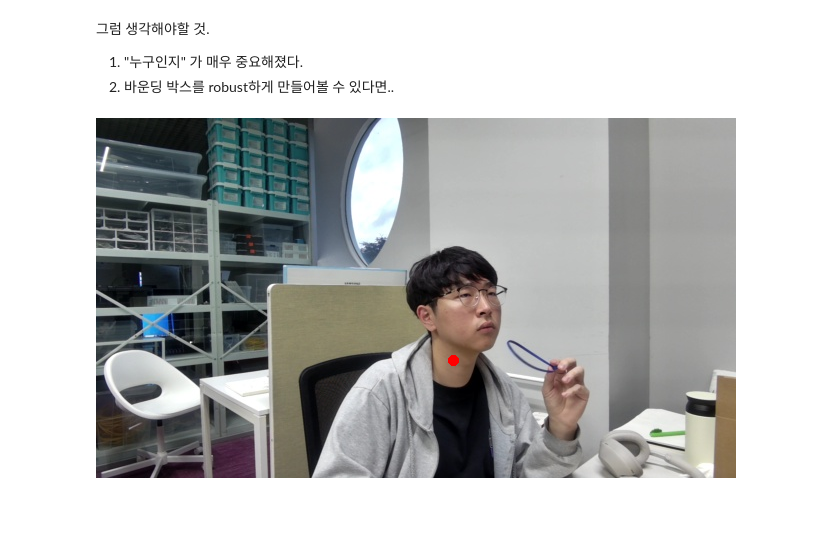
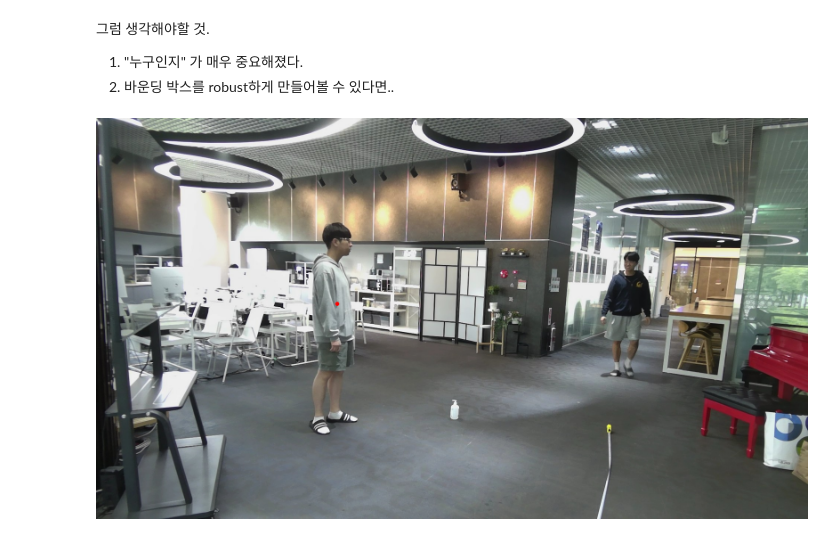
Before and after one commit to NetAiFalcon/falcon, a Jupyter notebook: falcon/cctv-calibration.ipynb, the cells around one changed output. Cells and saved outputs as stored; diff of their text form; code cells hidden in the pictures; blank space fills up the shorter version.

```diff
--- a/falcon/cctv-calibration.ipynb
+++ b/falcon/cctv-calibration.ipynb
@@ -54,22 +54,22 @@ ex) 170인 사람이 이정도 칸 에 꽉차면 5미터다
 # %%
 from PIL import Image, ImageDraw
 
-image_path = "nats/temp_frame.jpg"  # Your local file path
+image_path = "assets/other_act/3m80_C2.jpg"  # Your local file path
 
 # 이미지 열기
 image = Image.open(image_path)
 
 # 특정 픽셀 위치 설정
-x, y = 357, 242  # 예시 좌표
+x, y = 650, 500  # 예시 좌표
 
 # 5m_2.jpg 기준 x 750 ~ 880, y 550 ~ 670
 
 # 이미지에 점을 그림
 draw = ImageDraw.Draw(image)
 # (x, y) 위치에 원을 그려서 점을 표시 (가시성을 위해 원을 크게 그림)
 draw.ellipse((x - 5, y - 5, x + 5, y + 5), fill='red')
 
 # 수정된 이미지를 직접 보기
 image
 # %% [output]
-[figure, old version]
+[figure, new version]
```
Also changed, not shown: 8 other files.
